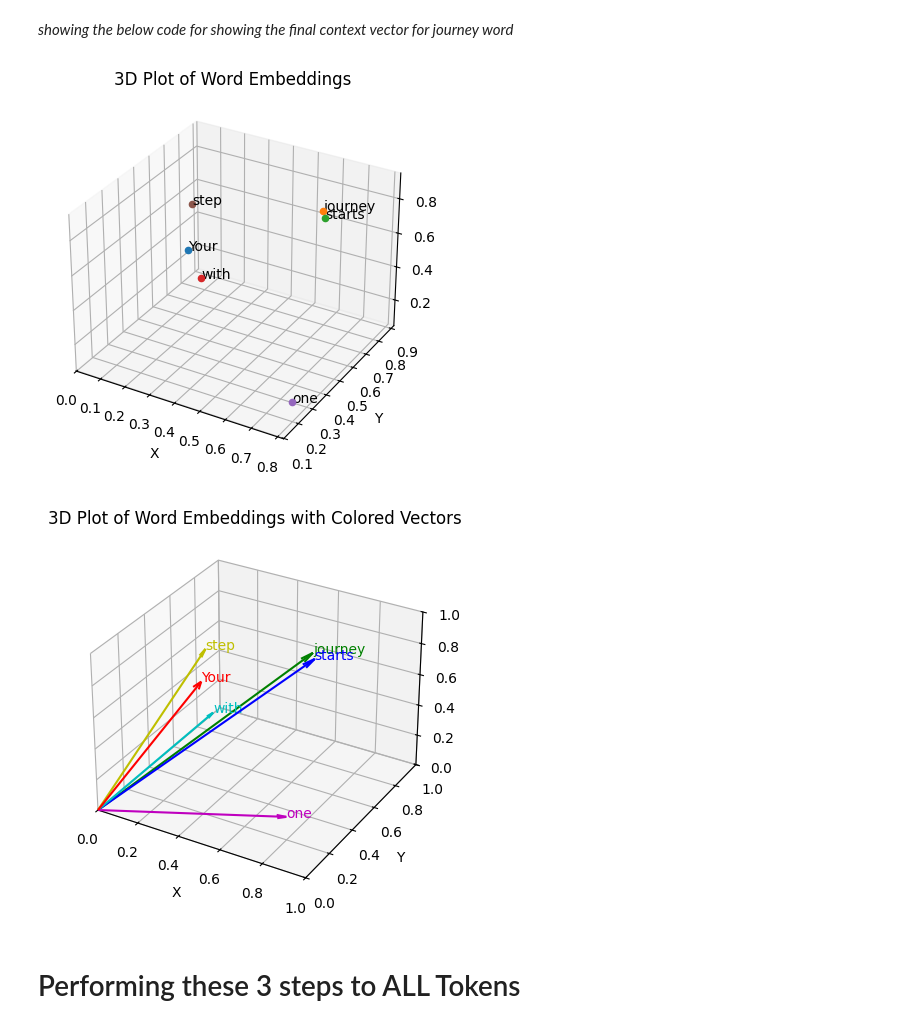
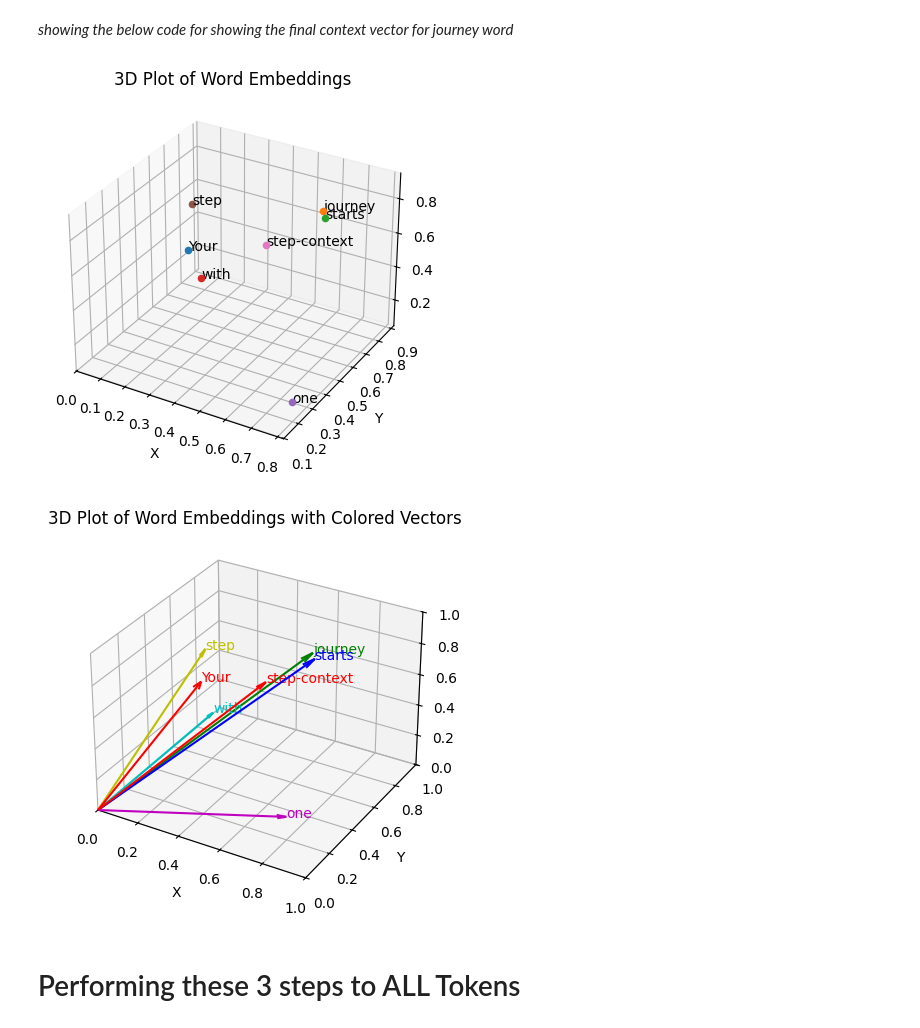
Before and after one commit to RajiaRani/Building_LLMs_from_Scrach, a Jupyter notebook: 03. Self_Attention/01. Simplified_Attention.ipynb, the cells around one changed output. Saved outputs shown, nothing was run; the diff lists cells and outputs as text; code cells hidden in the pictures.

```diff
--- a/03. Self_Attention/01. Simplified_Attention.ipynb
+++ b/03. Self_Attention/01. Simplified_Attention.ipynb
@@ -119,19 +155,21 @@ tensor([0.4419, 0.6515, 0.5683])
 import matplotlib.pyplot as plt
 from mpl_toolkits.mplot3d import Axes3D
 
-inputs2 = torch.tensor(
+inputs = torch.tensor(
   [[0.43, 0.15, 0.89], # Your     (x^1)
    [0.55, 0.87, 0.66], # journey  (x^2)
    [0.57, 0.85, 0.64], # starts   (x^3)
    [0.22, 0.58, 0.33], # with     (x^4)
    [0.77, 0.25, 0.10], # one      (x^5)
    [0.05, 0.80, 0.55], # step     (x^6)
-   [0.4419, 0.6515, 0.5683] # final context vector for token Journey
-  ]
+   [0.4419, 0.6515, 0.5683],
+   [0.4177, 0.6503, 0.5645],  # step-context
+   ]
 )
 
 # Corresponding words
-words = ['Your', 'journey', 'starts', 'with', 'one', 'step', 'journey-context']
+# words = ['Your', 'journey', 'starts', 'with', 'one', 'step', 'journey-context']
+words = ['Your', 'journey', 'starts', 'with', 'one', 'step','step-context']
 
 # Extract x, y, z coordinates
 x_coords = inputs[:, 0].numpy()
@@ -153,36 +191,36 @@ ax.set_ylabel('Y')
 ax.set_zlabel('Z')
 
 plt.title('3D Plot of Word Embeddings')
 plt.show()
 
 # Create 3D plot with vectors from origin to each point, using different colors
 fig = plt.figure()
 ax = fig.add_subplot(111, projection='3d')
 
 # Define a list of colors for the vectors
-colors = ['r', 'g', 'b', 'c', 'm', 'y', 'r']
+colors = ['r', 'g', 'b', 'c', 'm', 'y', 'r', 'k']
 
 # Plot each vector with a different color and annotate with the corresponding word
 for (x, y, z, word, color) in zip(x_coords, y_coords, z_coords, words, colors):
     # Draw vector from origin to the point (x, y, z) with specified color and smaller arrow length ratio
     ax.quiver(0, 0, 0, x, y, z, color=color, arrow_length_ratio=0.05)
     ax.text(x, y, z, word, fontsize=10, color=color)
 
 # Set labels for axes
 ax.set_xlabel('X')
 ax.set_ylabel('Y')
 ax.set_zlabel('Z')
 
 # Set plot limits to keep arrows within the plot boundaries
 ax.set_xlim([0, 1])
 ax.set_ylim([0, 1])
 ax.set_zlim([0, 1])
 
 plt.title('3D Plot of Word Embeddings with Colored Vectors')
 plt.show()
 # %% [output]
-[figure, old version]
+[figure, new version]
-[figure, old version]
+[figure, new version]
 # %% [markdown]
 # Performing these 3 steps to ALL Tokens
 # %%
```
Also changed, not shown: parts of 2 cells of this notebook, 1 other file.
